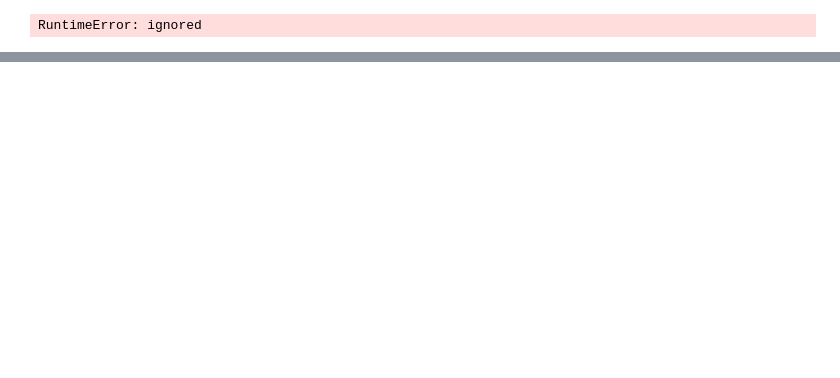
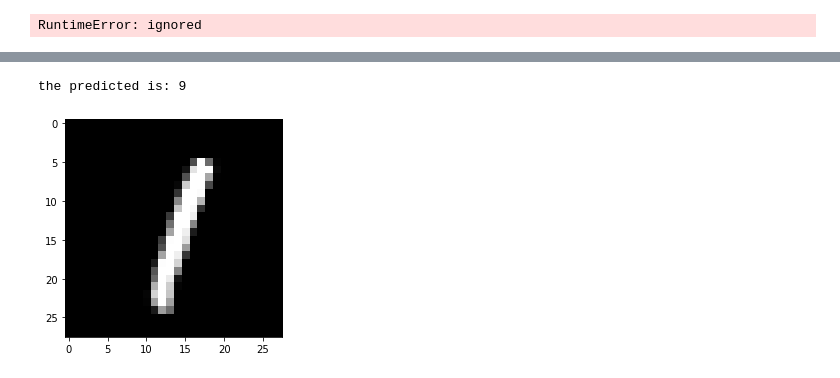
Before and after one commit to Chaitanyate/Deep_learning, a Jupyter notebook: pytorch.ipynb, the cells around one changed output, grey strips where cells are left out. Saved outputs shown, nothing was run; the diff lists cells and outputs as text; code cells hidden in the pictures; blank space fills up the shorter version.

```diff
--- a/pytorch.ipynb
+++ b/pytorch.ipynb
@@ -696,0 +743,8 @@ RuntimeError: ignored
+# %%
+img,label=new_data[5]
+
+plt.imshow(img[0],cmap="gray")
+print("the predicted is:",predict_image(img,model))
+# %% [output]
+the predicted is: 9
+[figure, added]
```
Also changed, not shown: parts of 15 cells of this notebook.
